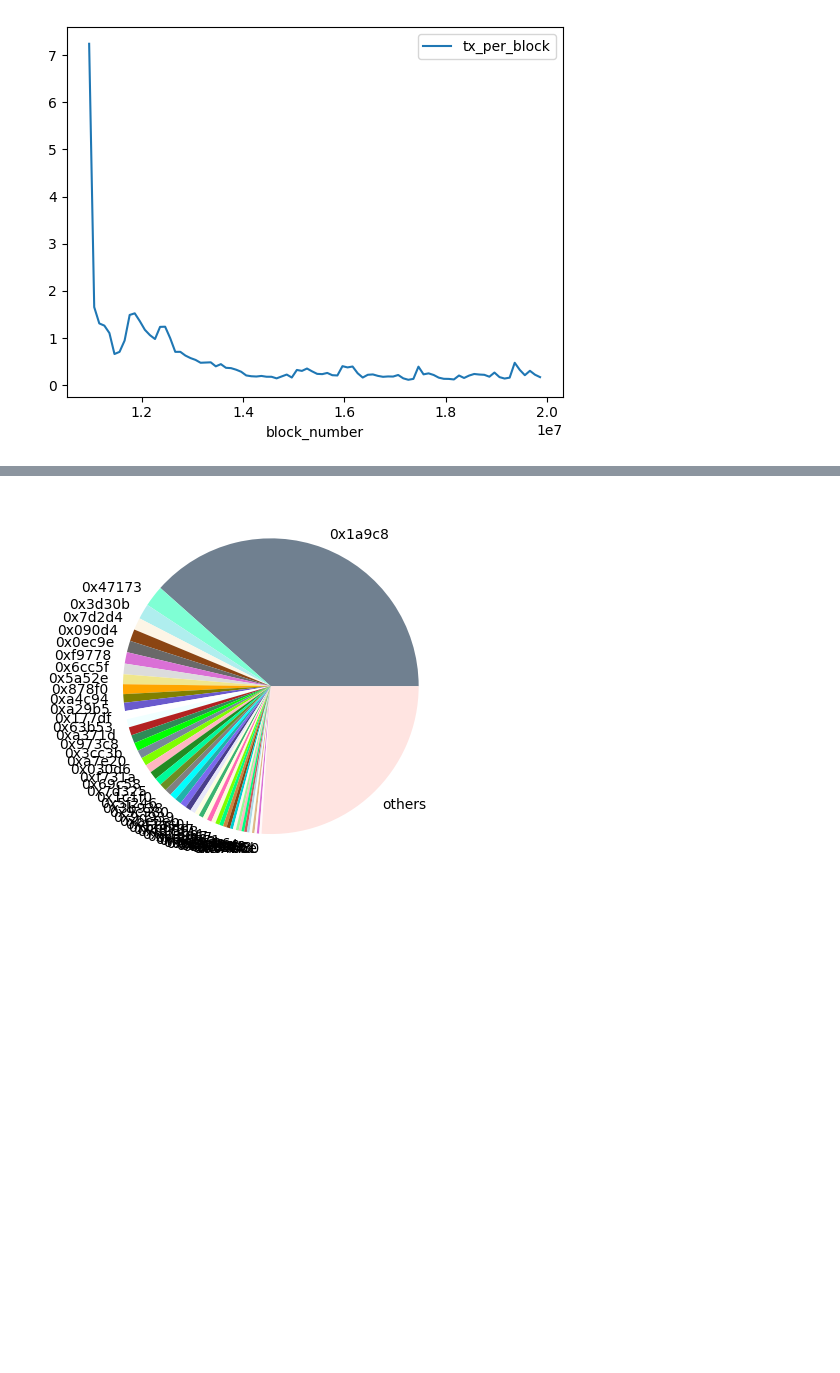
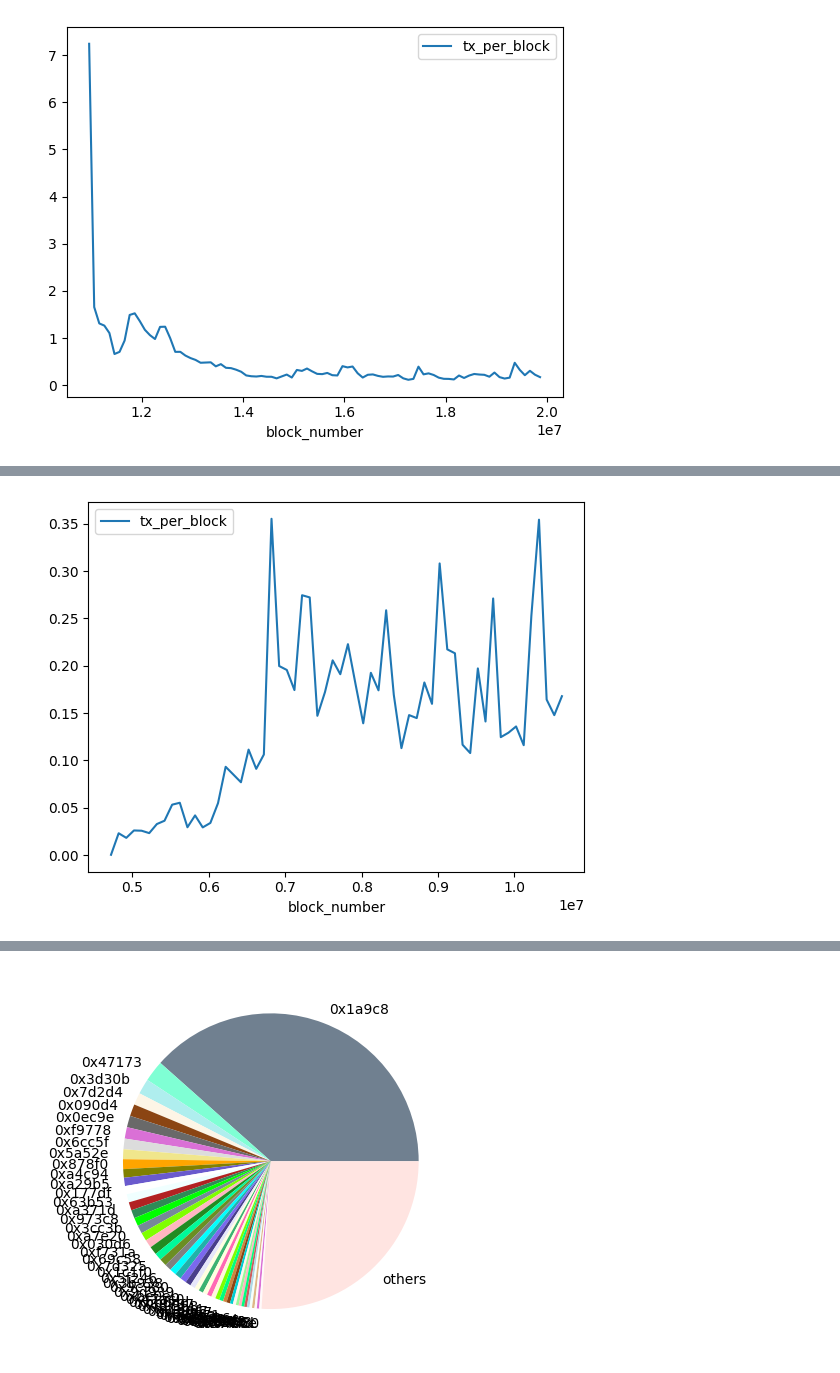
Before and after one commit to luk3k/caa-governance-tokens, a Jupyter notebook: src/analyze_data.ipynb, the cells around one changed output, grey strips where cells are left out. Cells and saved outputs as stored; diff of their text form; code cells hidden in the pictures; blank space fills up the shorter version.

```diff
--- a/src/analyze_data.ipynb
+++ b/src/analyze_data.ipynb
@@ -142,0 +306,4 @@ create_timeline_plot(timeline, 'tx_per_block')
+# %%
+create_timeline_plot(mkr_timeline, 'tx_per_block')
+# %% [output]
+[figure, added]
```
Also changed, not shown: parts of 37 cells of this notebook, 2 other files.
